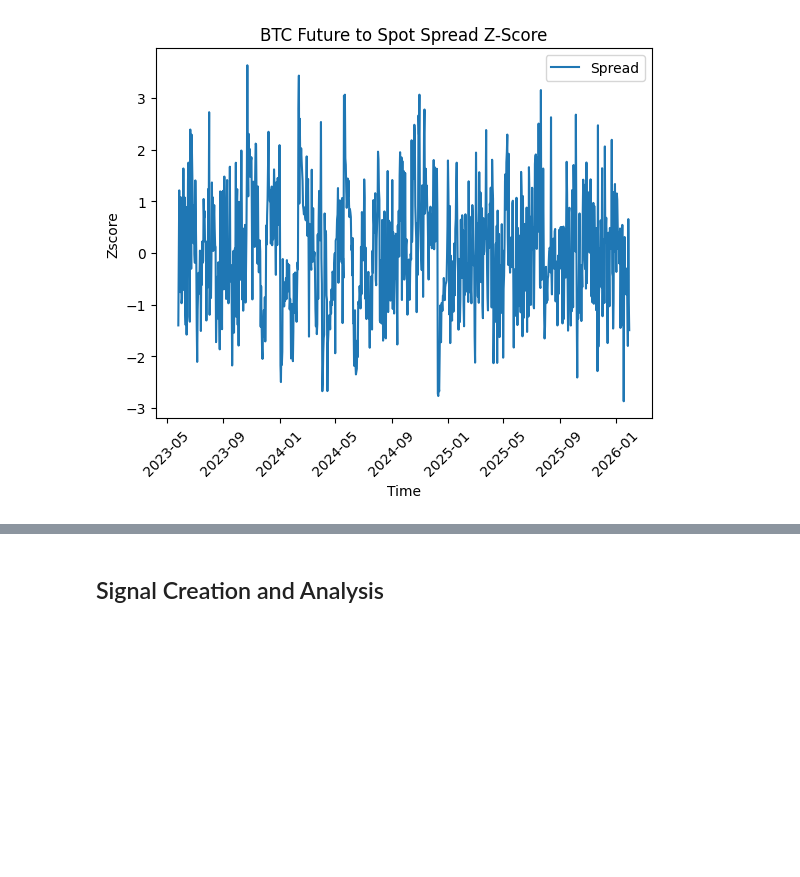
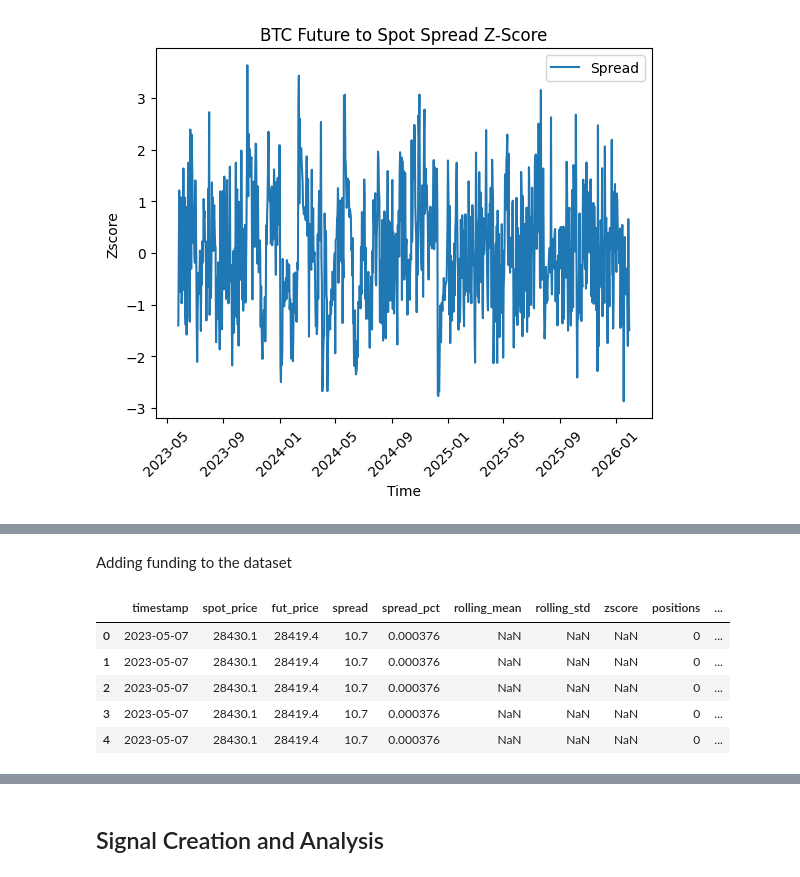
Before and after one commit to eaarowolo25/btc_spot_perp_meanreversion, a Jupyter notebook: notebooks/model.ipynb, the cells around one changed output, grey strips where cells are left out. Cells and saved outputs as stored; diff of their text form; code cells hidden in the pictures; blank space fills up the shorter version.

Commit message:
funding rate data pulling from binance api and cleaning the data and adding it to the feature dataset

```diff
--- a/notebooks/model.ipynb
+++ b/notebooks/model.ipynb
@@ -244,0 +302,9 @@ plt.show()
+# %%
+funding_df["fundingRate"] = funding_df["fundingRate"].astype(float)
+funding_df["fundingTime"] = pd.to_datetime(funding_df["fundingTime"], unit="ms")
+
+funding_df =funding_df.rename(columns={
+    "fundingTime": "timestamp",
+    "fundingRate": "funding_rate"
+})
+funding_df.head()
@@ -244,0 +318,4 @@ plt.show()
+# %%
+funding_df = funding_df.sort_values("timestamp")
+
+funding_df
@@ -244,0 +358,23 @@ plt.show()
+# %% [markdown]
+Adding funding to the dataset
+# %%
+funding_df["timestamp"] = funding_df["timestamp"].dt.floor("D")
+
+#funding_df = funding_df.drop(columns=["markPrice"])
+
+#funding_df.head()
+
+df1 = stats_df.merge(
+    funding_df,
+    on="timestamp",
+    how="left"
+)
+
+df1.head()
+# %% [output]
+|  | timestamp | spot_price | fut_price | spread | spread_pct | rolling_mean | rolling_std | zscore | positions | ... |
+| 0 | 2023-05-07 | 28430.1 | 28419.4 | 10.7 | 0.000376 | NaN | NaN | NaN | 0 | ... |
+| 1 | 2023-05-07 | 28430.1 | 28419.4 | 10.7 | 0.000376 | NaN | NaN | NaN | 0 | ... |
+| 2 | 2023-05-07 | 28430.1 | 28419.4 | 10.7 | 0.000376 | NaN | NaN | NaN | 0 | ... |
+| 3 | 2023-05-07 | 28430.1 | 28419.4 | 10.7 | 0.000376 | NaN | NaN | NaN | 0 | ... |
+| 4 | 2023-05-07 | 28430.1 | 28419.4 | 10.7 | 0.000376 | NaN | NaN | NaN | 0 | ... |
```
Also changed, not shown: parts of 15 cells of this notebook.
